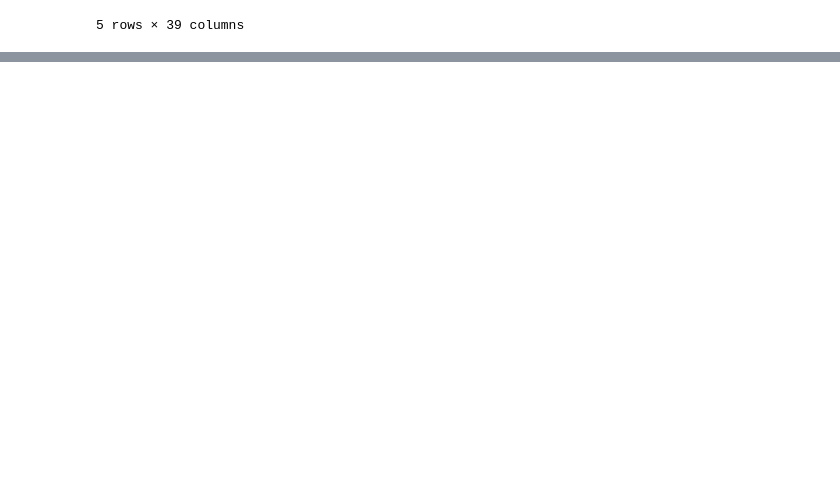
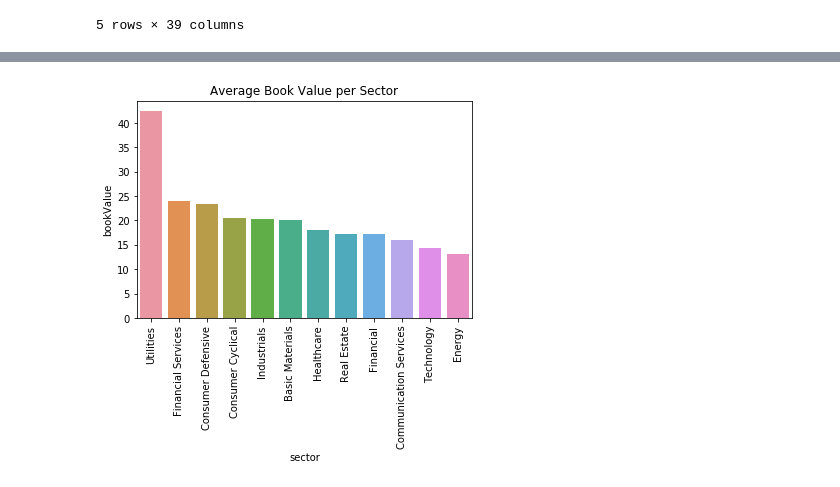
Before and after one commit to ipatel467/Stock-Market-Analysis, a Jupyter notebook: Stocks.ipynb, the cells around one changed output, grey strips where cells are left out. Cells and saved outputs as stored; diff of their text form; code cells hidden in the pictures; blank space fills up the shorter version.

```diff
--- a/Stocks.ipynb
+++ b/Stocks.ipynb
@@ -256,0 +270,10 @@ plt.xticks(rotation=90);
+# %%
+avg_bookv_sect = full_fin_stocks_df.groupby('sector').agg({'bookValue':'mean'}).reset_index()
+# %%
+avg_bookv_sect = avg_bookv_sect.sort_values('bookValue',ascending=False)
+# %%
+sns.barplot(data = avg_bookv_sect ,x='sector',y='bookValue');
+plt.xticks(rotation=90);
+plt.title("Average Book Value per Sector");
+# %% [output]
+[figure, added]
```
Also changed, not shown: parts of 6 cells of this notebook.
